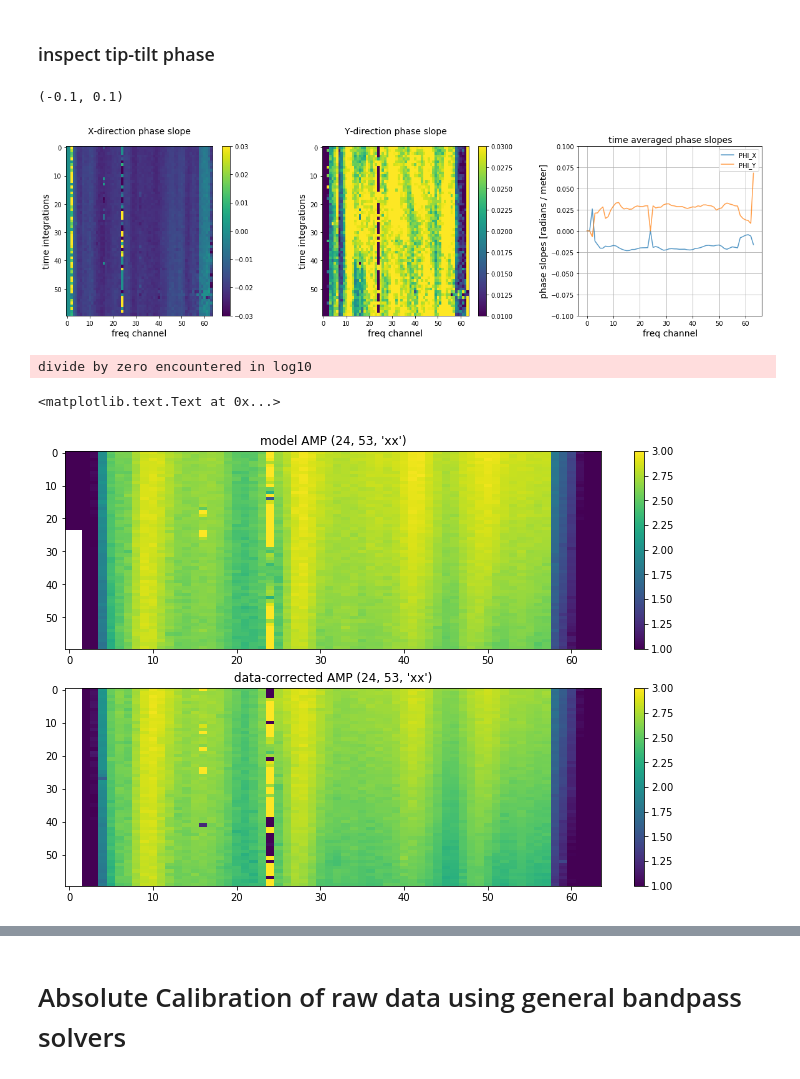
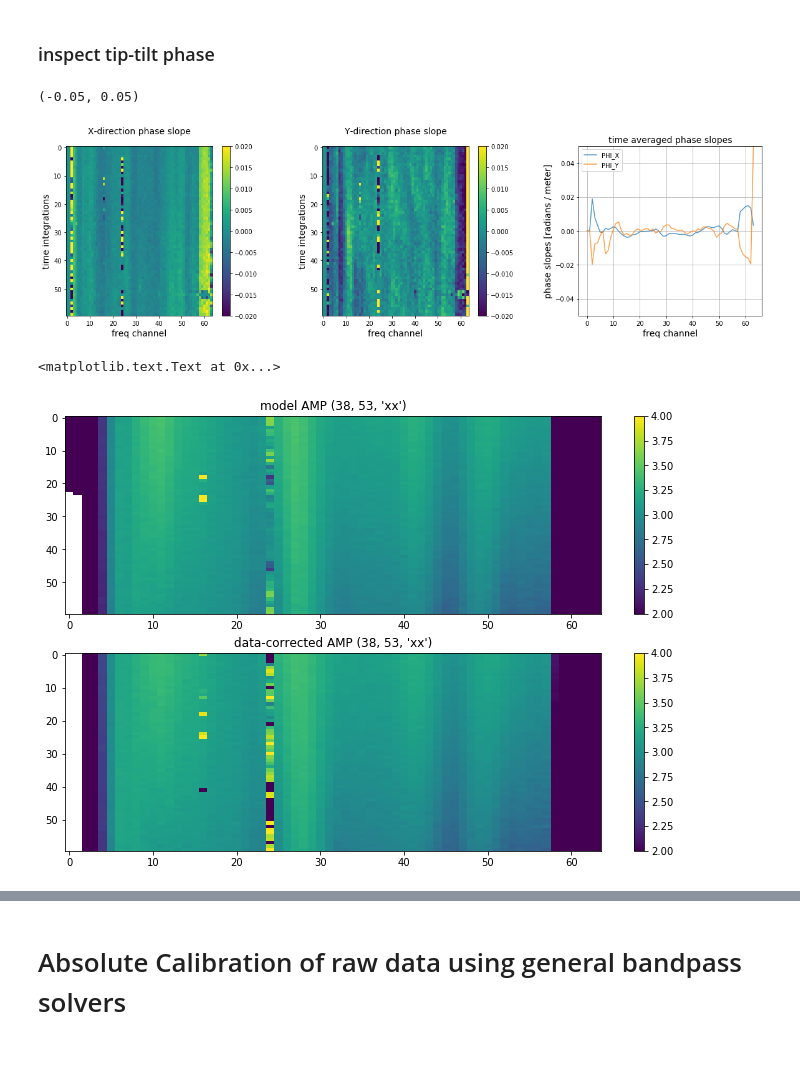
Before and after one commit to HERA-Team/hera_cal, a Jupyter notebook: scripts/notebooks/running_abscal.ipynb, the cells around one changed output, grey strips where cells are left out. Drawn from its saved outputs; the diff is of its cells as text; code cells hidden in the pictures.

```diff
--- a/scripts/notebooks/running_abscal.ipynb
+++ b/scripts/notebooks/running_abscal.ipynb
@@ -149,6 +147,6 @@ ax.set_ylim(-0.3, 0.3)
 [figure]
 # %%
 # apply to data
-delay_corr_data = hc.abscal.apply_gains(data, (AC.ant_dly_gain))#, AC.ant_dly_phi_gain))
+delay_corr_data = hc.abscal.apply_gains(AC.data, (AC.ant_dly_gain))
 # %%
 # inspect results data
@@ -180,0 +192,3 @@ DAC = hc.abscal.AbsCal(model, delay_corr_data, antpos=antpos, wgts=wgts, freqs=d
+# %%
+# apply to data
+dly_phs_corr_data = hc.abscal.apply_gains(DAC.data, (DAC.ant_phi_gain))
@@ -181,3 +220,6 @@ DAC = hc.abscal.AbsCal(model, delay_corr_data, antpos=antpos, wgts=wgts, freqs=d
+# %%
+# instantiate class
+DPAC = hc.abscal.AbsCal(model, dly_phs_corr_data, antpos=antpos, wgts=wgts, freqs=data_freqs)
 # %% [markdown]
 ## run absolute amplitude solver
 # %%
@@ -256,7 +298,7 @@ fig, axes = plt.subplots(1, 3, figsize=(20, 5))
 fig.subplots_adjust(wspace=0.4)
 
 ax = axes[0]
-cax = ax.matshow(DAC.TT_Phi_arr[0, 0, :, :, 0], aspect='auto', vmin=-.03, vmax=0.03)
+cax = ax.matshow(DPAC.TT_Phi_arr[0, 0, :, :, 0], aspect='auto', vmin=-.02, vmax=0.02)
 fig.colorbar(cax, ax=ax)
 ax.set_title('PHI_X')
 ax.xaxis.set_ticks_position('bottom')
@@ -265,7 +307,7 @@ ax.set_ylabel('time integrations', fontsize=14)
 ax.set_title('X-direction phase slope', fontsize=14)
 
 ax = axes[1]
-cax = ax.matshow(DAC.TT_Phi_arr[0, 1, :, :, 0], aspect='auto', vmin=0.01, vmax=0.03)
+cax = ax.matshow(DPAC.TT_Phi_arr[0, 1, :, :, 0], aspect='auto', vmin=-.02, vmax=0.02)
 fig.colorbar(cax, ax=ax)
 ax.set_title('PHI_Y')
 ax.xaxis.set_ticks_position('bottom')
@@ -274,37 +316,37 @@ ax.set_ylabel('time integrations', fontsize=14)
 ax.set_title('Y-direction phase slope', fontsize=14)
 
 ax = axes[2]
-p0, = ax.plot(np.nanmedian(DAC.TT_Phi_arr[0, 0, :, :, 0], axis=0), alpha=0.75)
-p1, = ax.plot(np.nanmedian(DAC.TT_Phi_arr[0, 1, :, :, 0], axis=0), alpha=0.75)
+p0, = ax.plot(np.nanmedian(DPAC.TT_Phi_arr[0, 0, :, :, 0], axis=0), alpha=0.75)
+p1, = ax.plot(np.nanmedian(DPAC.TT_Phi_arr[0, 1, :, :, 0], axis=0), alpha=0.75)
 ax.grid()
 ax.set_xlabel('freq channel', fontsize=14)
 ax.set_title('time averaged phase slopes', fontsize=14)
 ax.set_ylabel('phase slopes [radians / meter]', fontsize=14)
 ax.legend([p0,p1], ["PHI_X", "PHI_Y"])
-ax.set_ylim(-.1, .1)
+ax.set_ylim(-.05, .05)
 # %% [output]
-(-0.1, 0.1)
+(-0.05, 0.05)
-[figure, old version]
+[figure, new version]
 # %%
 # apply to data
-abs_corr_data = hc.abscal.apply_gains(DAC.data, (DAC.abs_psi_gain, DAC.TT_Phi_gain, DAC.abs_eta_gain), gain_convention='multiply')
+abs_corr_data = hc.abscal.apply_gains(DPAC.data,
+                                    (DPAC.abs_psi_gain, DPAC.TT_Phi_gain, DPAC.abs_eta_gain), gain_convention='multiply')
 # %%
 # plot model and data-corrected amplitude
-bl = (24, 53, 'xx')
+bl = (38, 53, 'xx')
 fig, axes = plt.subplots(2, 1, figsize=(12, 8))
 
 plt.sca(axes[0])
-uvt.plot.waterfall(model[bl], mode='log', mx=3, drng=2)
+uvt.plot.waterfall(model[bl], mode='log', mx=4, drng=2)
 plt.colorbar()
 plt.title('model AMP {}'.format(bl))
 
 plt.sca(axes[1])
-uvt.plot.waterfall(abs_corr_data[bl], mode='log', mx=3, drng=2)
+uvt.plot.waterfall(abs_corr_data[bl], mode='log', mx=4, drng=2)
 plt.colorbar()
 plt.title('data-corrected AMP {}'.format(bl))
 # %% [output]
-divide by zero encountered in log10
+<matplotlib.text.Text at 0x...>
-<matplotlib.text.Text at 0x...>
-[figure, old version]
+[figure, new version]
 # %%
 # plot model and data-corrected phase
```
Also changed, not shown: parts of 22 cells of this notebook, 3 other files.
